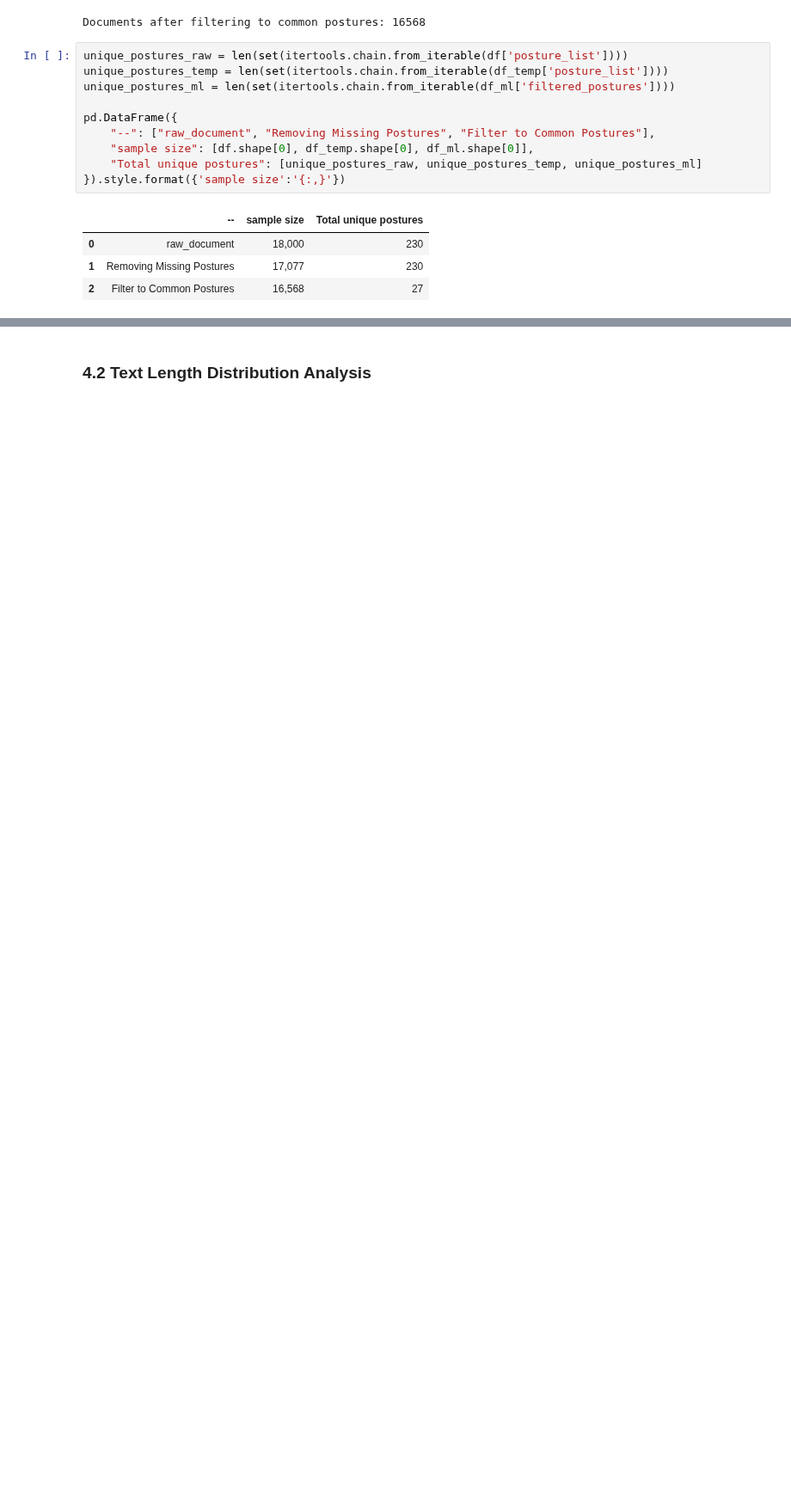
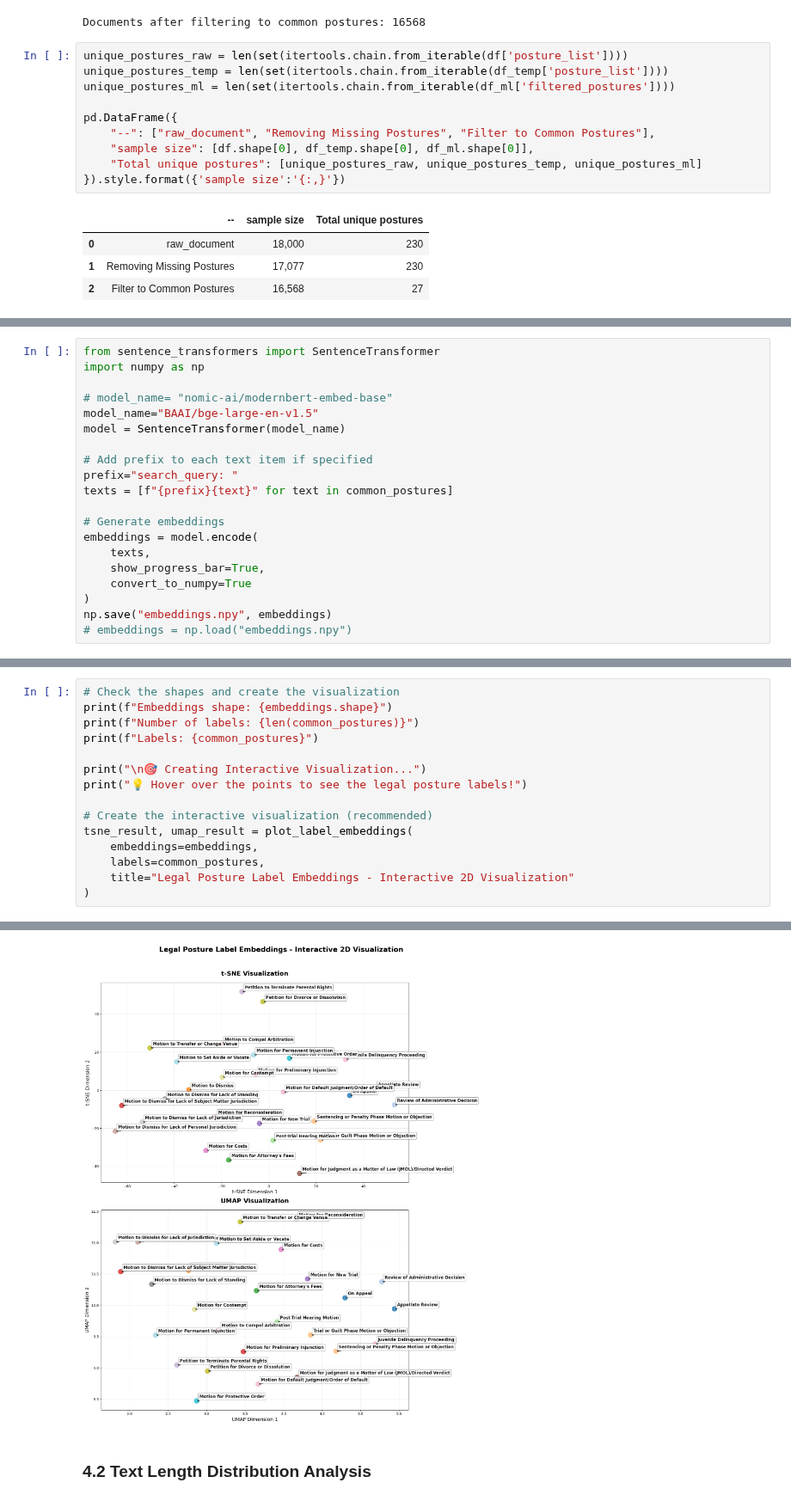
Before and after one commit to iamjiang/Misc, a Jupyter notebook: report/data_analysis_q1.ipynb, the cells around one changed output, grey strips where cells are left out. Shown at 86% size. Saved outputs shown, nothing was run; the diff lists cells and outputs as text; blank space fills up the shorter version.

```diff
--- a/report/data_analysis_q1.ipynb
+++ b/report/data_analysis_q1.ipynb
@@ -367,0 +368,20 @@ Data saved to: /mnt/d/TR-Project/report/processed_data/data.pkl
+# %%
+from sentence_transformers import SentenceTransformer
+import numpy as np
+
+# model_name= "nomic-ai/modernbert-embed-base"
+model_name="BAAI/bge-large-en-v1.5"
+model = SentenceTransformer(model_name)
+
+# Add prefix to each text item if specified
+prefix="search_query: "
+texts = [f"{prefix}{text}" for text in common_postures]
+
+# Generate embeddings
+embeddings = model.encode(
+    texts,
+    show_progress_bar=True,
+    convert_to_numpy=True
+)
+np.save("embeddings.npy", embeddings)
+# embeddings = np.load("embeddings.npy")
@@ -367,0 +473,16 @@ Data saved to: /mnt/d/TR-Project/report/processed_data/data.pkl
+# %%
+# Check the shapes and create the visualization
+print(f"Embeddings shape: {embeddings.shape}")
+print(f"Number of labels: {len(common_postures)}")
+print(f"Labels: {common_postures}")
+
+print("\n🎯 Creating Interactive Visualization...")
+print("💡 Hover over the points to see the legal posture labels!")
+
+# Create the interactive visualization (recommended)
+tsne_result, umap_result = plot_label_embeddings(
+    embeddings=embeddings,
+    labels=common_postures,
+    title="Legal Posture Label Embeddings - Interactive 2D Visualization"
+)
+# %% [output]
@@ -368,3 +495,4 @@ Data saved to: /mnt/d/TR-Project/report/processed_data/data.pkl
+[figure, added]
 # %% [markdown]
 ### 4.2 Text Length Distribution Analysis
 # %% [markdown]
```
Also changed, not shown: parts of 14 cells of this notebook, 1 other file.
